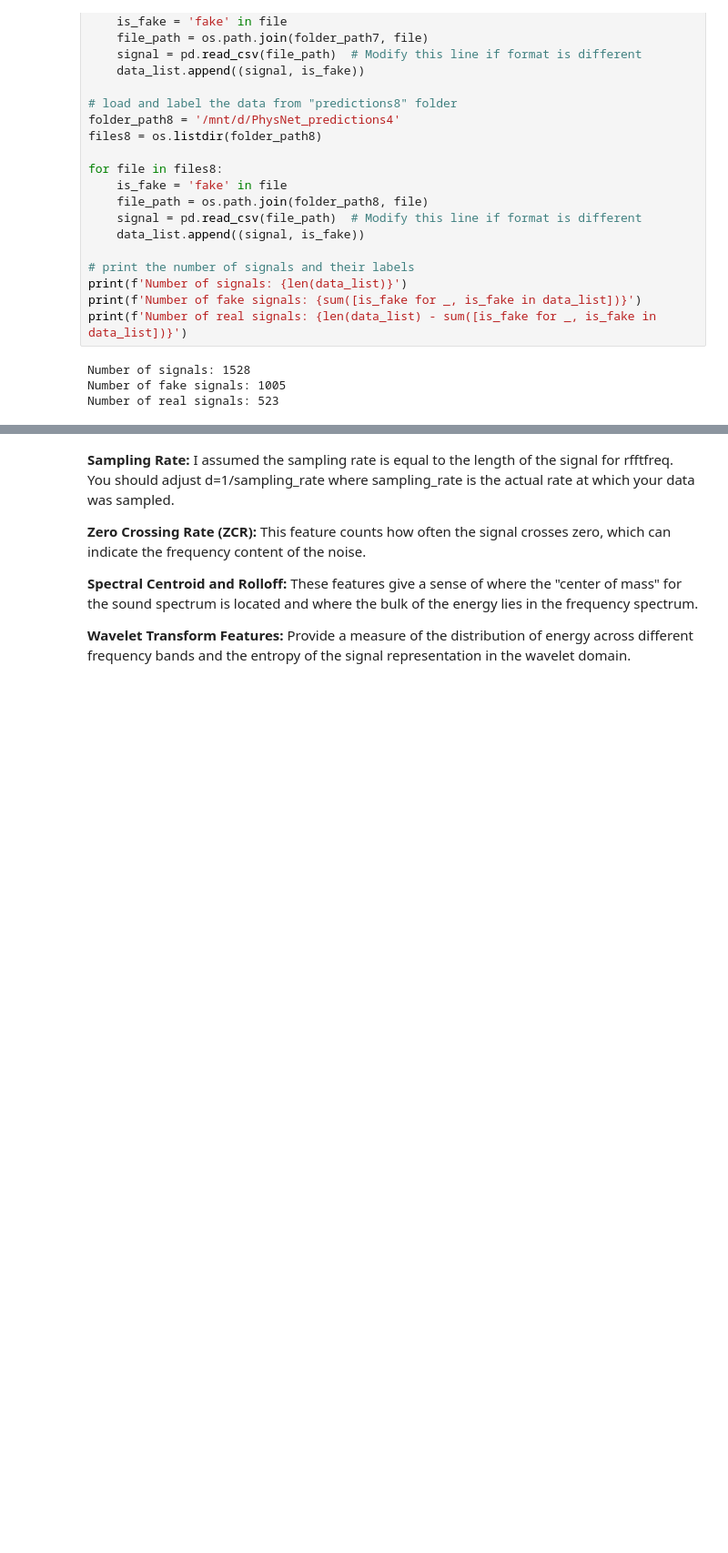
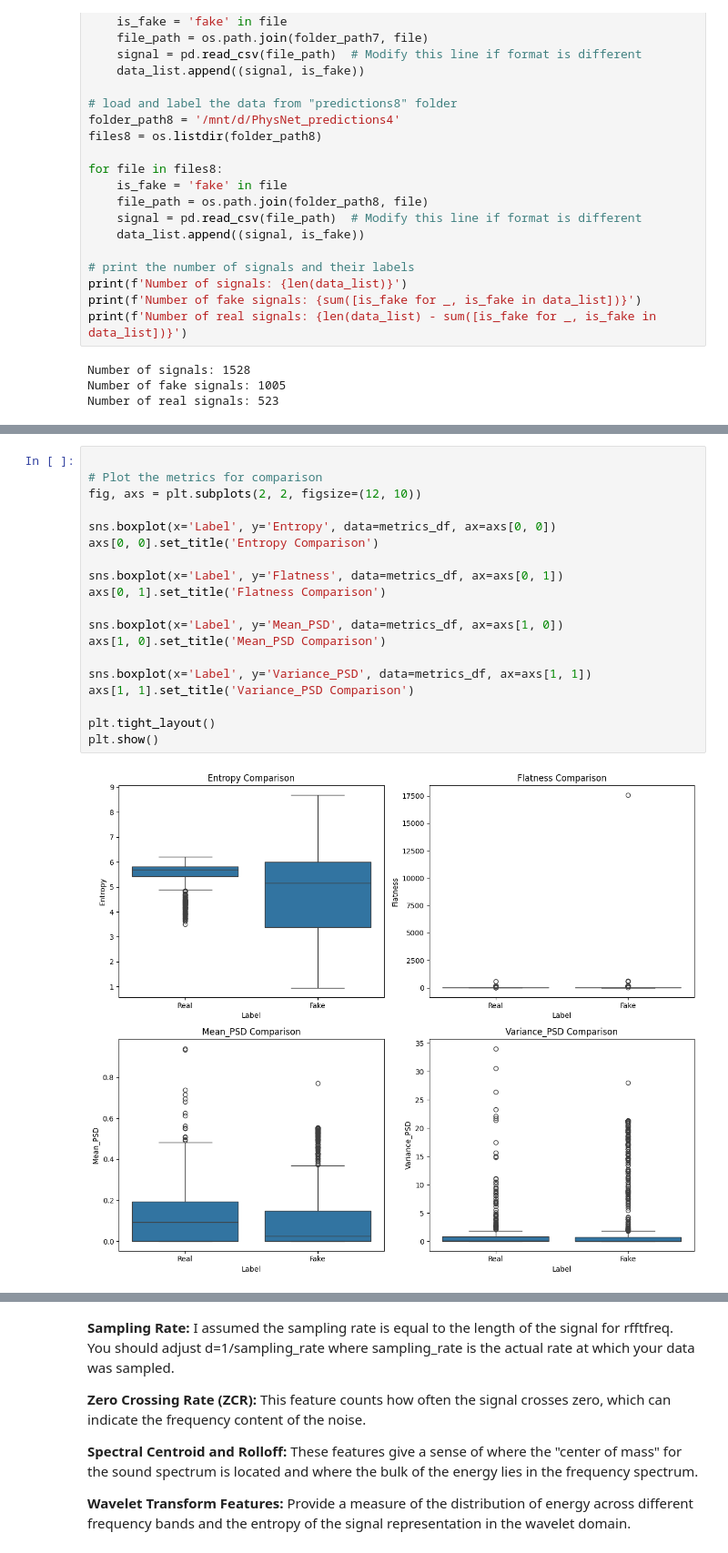
Before and after one commit to jbarber07/rPPG-Toolbox, a Jupyter notebook: real_ppg.ipynb, the cells around one changed output, grey strips where cells are left out. Shown: that part at 91% size. Cells and saved outputs as stored; diff of their text form; blank space fills up the shorter version.

```diff
--- a/real_ppg.ipynb
+++ b/real_ppg.ipynb
@@ -110,0 +247,21 @@ Number of real signals: 523
+# %%
+
+# Plot the metrics for comparison
+fig, axs = plt.subplots(2, 2, figsize=(12, 10))
+
+sns.boxplot(x='Label', y='Entropy', data=metrics_df, ax=axs[0, 0])
+axs[0, 0].set_title('Entropy Comparison')
+
+sns.boxplot(x='Label', y='Flatness', data=metrics_df, ax=axs[0, 1])
+axs[0, 1].set_title('Flatness Comparison')
+
+sns.boxplot(x='Label', y='Mean_PSD', data=metrics_df, ax=axs[1, 0])
+axs[1, 0].set_title('Mean_PSD Comparison')
+
+sns.boxplot(x='Label', y='Variance_PSD', data=metrics_df, ax=axs[1, 1])
+axs[1, 1].set_title('Variance_PSD Comparison')
+
+plt.tight_layout()
+plt.show()
+# %% [output]
+[figure, added]
```
Also changed, not shown: parts of 17 cells of this notebook, 7 other files.
